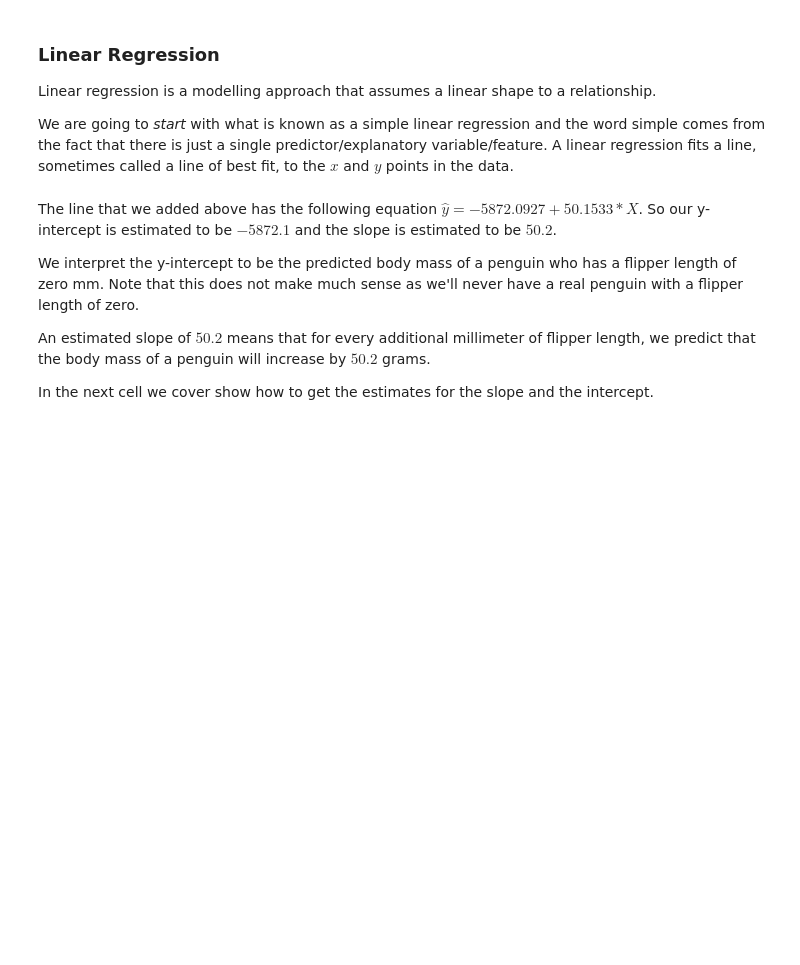
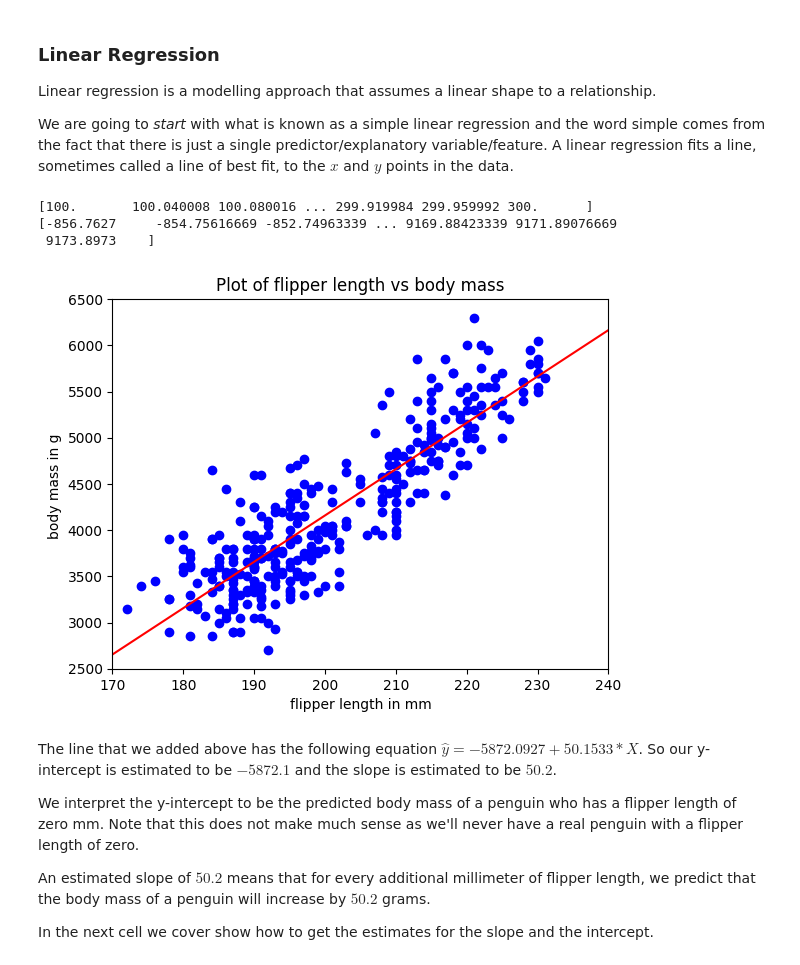
Before and after one commit to schuckers/DTSC2301, a Jupyter notebook: Code/Quant_vs_Quant_Investigation.ipynb, the cells around one changed output. Saved outputs shown, nothing was run; the diff lists cells and outputs as text; code cells hidden in the pictures; blank space fills up the shorter version.

```diff
--- a/Code/Quant_vs_Quant_Investigation.ipynb
+++ b/Code/Quant_vs_Quant_Investigation.ipynb
@@ -98,22 +131,29 @@ We are going to _start_ with what is known as a simple linear regression and the
 # %%
 plt.scatter( penguins['flipper_length_mm'],penguins['body_mass_g'], color="blue")
 
 # Add labels and title
 plt.xlabel('flipper length in mm')
 plt.ylabel('body mass in g ')
 plt.title('Plot of flipper length vs body mass')
 
 #create an array of value from 100 to 300
-xseq = np.linspace(100, 300, num=100)
+xseq = np.linspace(100, 300, num=5000)
+print(xseq)
 
 # Add regression line to plot
 plt.plot(xseq, -5872.0927 + 50.1533*xseq , color='red')
+print(-5872.0927 + 50.1533*xseq)
 
 # Set the x-axis and the y-axis limits
 plt.xlim(170, 240)
 plt.ylim(2500,6500)
 # Show plot
 plt.show()
+# %% [output]
+[100.       100.040008 100.080016 ... 299.919984 299.959992 300.      ]
+[-856.7627     -854.75616669 -852.74963339 ... 9169.88423339 9171.89076669
+ 9173.8973    ]
+[figure, added]
 # %% [markdown]
 The line that we added above has the following equation $\hat{y} = -5872.0927 + 50.1533*X$.  So our y-intercept is estimated to be $-5872.1$ and the slope is estimated to be $50.2$.
 
```
Also changed, not shown: parts of 11 cells of this notebook, 1 other file.
